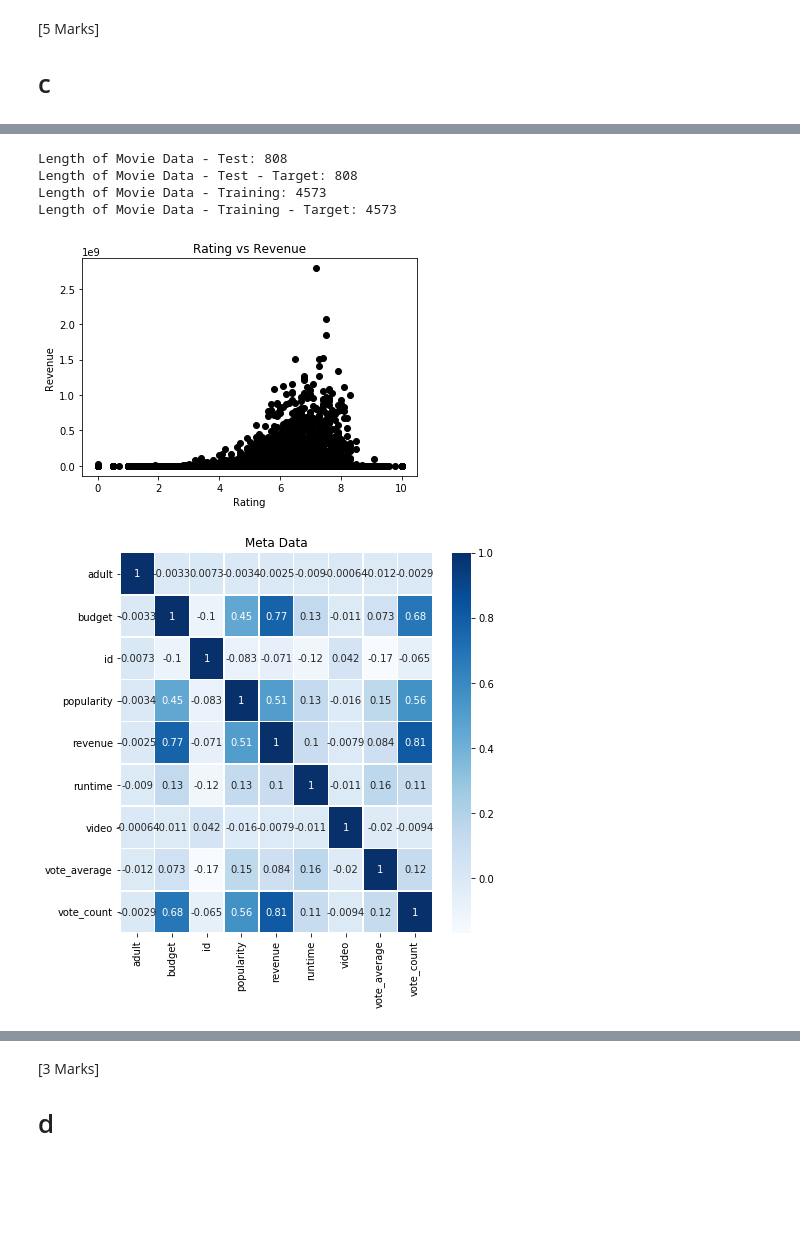
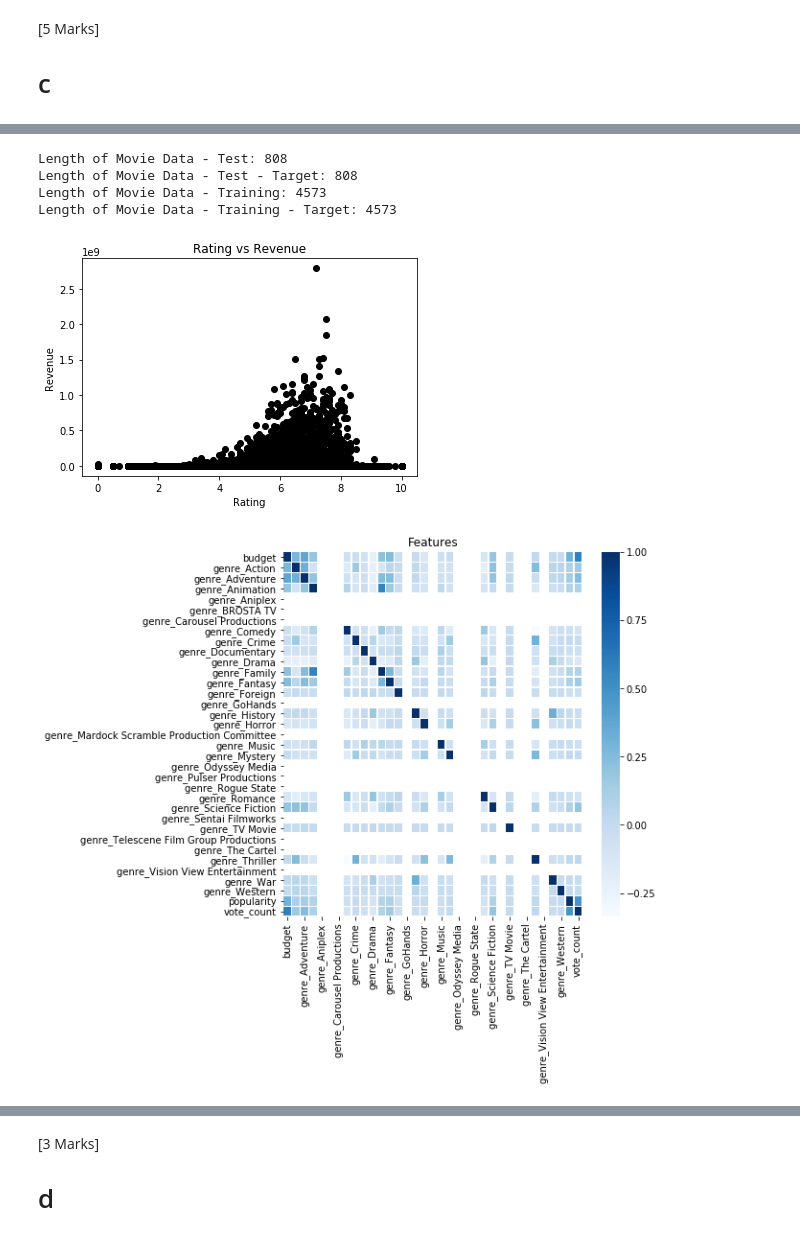
Before and after one commit to tolazhewa/Movie-Revenue-Predictor, a Jupyter notebook: hewa_tolaz_A1.ipynb, the cells around one changed output, grey strips where cells are left out. Cells and saved outputs as stored; diff of their text form; code cells hidden in the pictures; blank space fills up the shorter version.

Commit message:
Finalized certain functionalities to handle corrupted data

```diff
--- a/hewa_tolaz_A1.ipynb
+++ b/hewa_tolaz_A1.ipynb
@@ -189,16 +189,11 @@ features['revenue'] = meta_data['revenue']
 features['vote_count'] = meta_data['vote_count'].dropna().astype(int)
 
 # Popularity
-features['popularity'] = meta_data['popularity']
+features['popularity'] = pd.to_numeric(meta_data['popularity'], errors="coerce").dropna()
 features = features.drop(features[features.popularity == 0].index)
 
-# Genres - No/Bad Impact
-genres = pd.DataFrame()
-genres['id'] = meta_data['id']
-genres['genres'] = pd.DataFrame(meta_data['genres'].fillna('[]').apply(literal_eval).apply(lambda x: ["genre_" + i['name'] for i in x] if isinstance(x, list) else []))
-features = features.join(pd.DataFrame(mlb.fit_transform(genres['genres']),columns=mlb.classes_, index=genres.index))
+# Original Languages - No/Bad Impact
 
-# Original Languages - No/Bad Impact
 #orig_lan = meta_data['original_language']
 #features = features.join(pd.get_dummies(orig_lan, prefix="lang", columns=['original_language']))
 
@@ -207,16 +202,22 @@ features = features.join(pd.DataFrame(mlb.fit_transform(genres['genres']),column
 #features = features.join(pd.DataFrame(mlb.fit_transform(keywords['keywords']), columns=mlb.classes_, index=keywords.index))
 
 # Budget
-features['budget'] = meta_data['budget']
+features['budget'] = pd.to_numeric(meta_data['budget'], errors="coerce").dropna()
 features = features.drop(features[features.budget == 0].index)
 
 # Runtime - No/Bad Impact
-#features['runtime'] = meta_data['runtime']
+#features['runtime'] = meta_data['runtime'].dropna()
 #features = features.drop(features[features.runtime == 0].index)
 
 # From ratings.csv: Ratings - Is not wanted for the model but will include in order to graph Ratings vs Revenue
 #ratings_average = ratings.groupby('movieId', as_index=False).rating.mean()
 #features = pd.merge(features, ratings_average, left_on='id', right_on='movieId', how='inner')
+
+# Genres - No/Bad Impact
+genres = pd.DataFrame()
+genres['id'] = meta_data['id']
+genres['genres'] = pd.DataFrame(meta_data['genres'].fillna('[]').apply(literal_eval).apply(lambda x: ["genre_" + i['name'] for i in x] if isinstance(x, list) else []))
+features = features.join(pd.DataFrame(mlb.fit_transform(genres['genres']),columns=mlb.classes_, index=genres.index))
 
 # Reorganize (sort) the features and take out ids
 features = features.reindex_axis(sorted(features.columns), axis=1)
@@ -257,6 +258,7 @@ print("Length of Movie Data - Training - Target: " + str(len(target_train)))
 ########################### FEATURE SETS ###########################
 
 
+
 ########################### PLOTTING REVENUE VS RATING ###########################
 
 # Plot scatter plot of rating and revenue as requested in ii
@@ -272,44 +274,36 @@ plt.scatter(meta_data['vote_average'].values, meta_data['revenue'], color='black
 ########################### PLOTTING OTHER RELATIONS ###########################
 
 plt.figure(figsize=(7,7))
-plt.title("Meta Data")
-sns.heatmap(meta_data.corr(), annot=True, linewidths=.5,cmap="Blues")
-
-plt.figure(figsize=(7,7))
 plt.title("Features")
 sns.heatmap(features.corr(), linewidths=.5,cmap="Blues")
-
-plt.title("title")
-plt.xlabel("x-label")
-plt.ylabel("y-label")
 
 plt.figure(figsize=(15,15))
 
 plt.subplot(311)
 plt.title("Budget vs Revenue")
 plt.xlabel("Budget")
 plt.ylabel("Revenue")
-plt.scatter(meta_data['budget'], meta_data['revenue'], color='blue')
+plt.scatter(pd.to_numeric(meta_data['budget'], errors="coerce"), meta_data['revenue'], color='blue')
 
 plt.subplot(312)
 plt.title("Vote Count vs Revenue")
 plt.xlabel("Vote Count")
 plt.ylabel("Revenue")
 plt.scatter(meta_data['vote_count'], meta_data['revenue'], color='red')
 
 plt.subplot(313)
 plt.title("Popularity vs Revenue")
 plt.xlabel("Popularity")
 plt.ylabel("Revenue")
-plt.scatter(meta_data['popularity'], meta_data['revenue'], color='green')
+plt.scatter(pd.to_numeric(meta_data['popularity'], errors="coerce"), meta_data['revenue'], color='green')
 
 plt.show()
 
 ########################### PLOTTING OTHER RELATIONS ###########################
 # %% [output]
 Length of Movie Data - Test: 808
 Length of Movie Data - Test - Target: 808
 Length of Movie Data - Training: 4573
 Length of Movie Data - Training - Target: 4573
 [figure]
-[figure, old version]
+[figure, new version]
```
Also changed, not shown: parts of 10 cells of this notebook.
